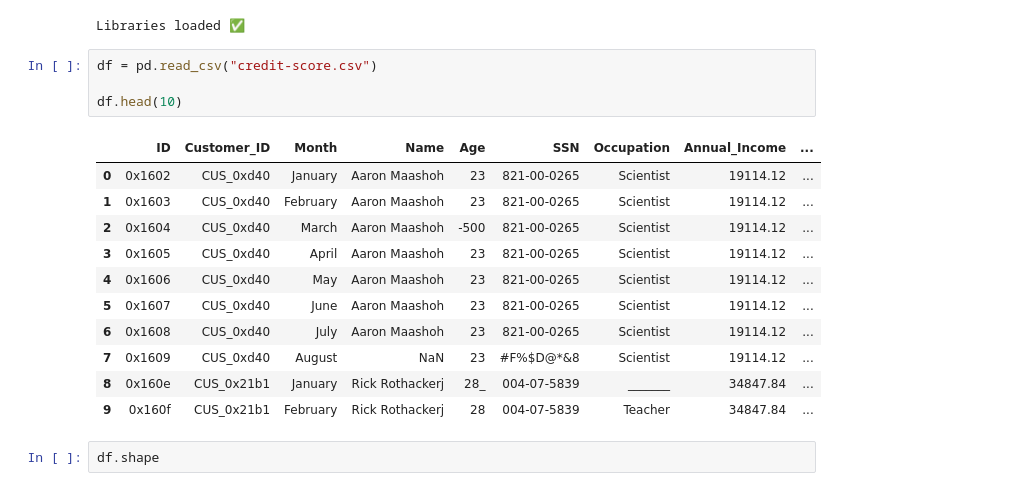
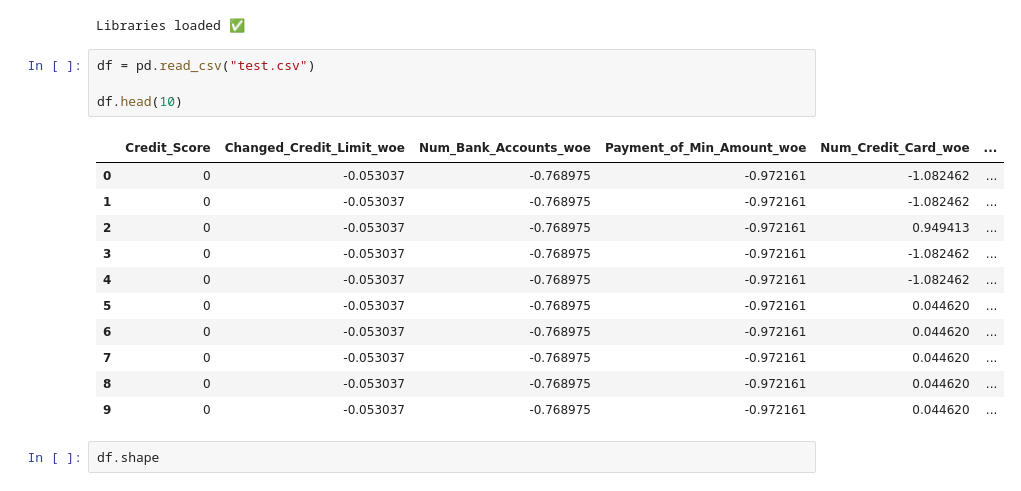
Before and after one commit to adesaputraa12/credit-scoring-Project, a Jupyter notebook: research/Expriement.ipynb, the cells around one changed output. Drawn from its saved outputs; the diff is of its cells as text.

```diff
--- a/research/Expriement.ipynb
+++ b/research/Expriement.ipynb
@@ -16,21 +16,21 @@ print("Libraries loaded ✅")
 # %% [output]
 Libraries loaded ✅
 # %%
-df = pd.read_csv("credit-score.csv")
+df = pd.read_csv("test.csv")
 
 df.head(10)
 # %% [output]
-|  | ID | Customer_ID | Month | Name | Age | SSN | Occupation | Annual_Income | ... |
-| 0 | 0x1602 | CUS_0xd40 | January | Aaron Maashoh | 23 | 821-00-0265 | Scientist | 19114.12 | ... |
-| 1 | 0x1603 | CUS_0xd40 | February | Aaron Maashoh | 23 | 821-00-0265 | Scientist | 19114.12 | ... |
-| 2 | 0x1604 | CUS_0xd40 | March | Aaron Maashoh | -500 | 821-00-0265 | Scientist | 19114.12 | ... |
-| 3 | 0x1605 | CUS_0xd40 | April | Aaron Maashoh | 23 | 821-00-0265 | Scientist | 19114.12 | ... |
-| 4 | 0x1606 | CUS_0xd40 | May | Aaron Maashoh | 23 | 821-00-0265 | Scientist | 19114.12 | ... |
-| 5 | 0x1607 | CUS_0xd40 | June | Aaron Maashoh | 23 | 821-00-0265 | Scientist | 19114.12 | ... |
-| 6 | 0x1608 | CUS_0xd40 | July | Aaron Maashoh | 23 | 821-00-0265 | Scientist | 19114.12 | ... |
-| 7 | 0x1609 | CUS_0xd40 | August | NaN | 23 | #F%$D@*&8 | Scientist | 19114.12 | ... |
-| 8 | 0x160e | CUS_0x21b1 | January | Rick Rothackerj | 28_ | 004-07-5839 | _______ | 34847.84 | ... |
-| 9 | 0x160f | CUS_0x21b1 | February | Rick Rothackerj | 28 | 004-07-5839 | Teacher | 34847.84 | ... |
+|  | Credit_Score | Changed_Credit_Limit_woe | Num_Bank_Accounts_woe | Payment_of_Min_Amount_woe | Num_Credit_Card_woe | ... |
+| 0 | 0 | -0.053037 | -0.768975 | -0.972161 | -1.082462 | ... |
+| 1 | 0 | -0.053037 | -0.768975 | -0.972161 | -1.082462 | ... |
+| 2 | 0 | -0.053037 | -0.768975 | -0.972161 | 0.949413 | ... |
+| 3 | 0 | -0.053037 | -0.768975 | -0.972161 | -1.082462 | ... |
+| 4 | 0 | -0.053037 | -0.768975 | -0.972161 | -1.082462 | ... |
+| 5 | 0 | -0.053037 | -0.768975 | -0.972161 | 0.044620 | ... |
+| 6 | 0 | -0.053037 | -0.768975 | -0.972161 | 0.044620 | ... |
+| 7 | 0 | -0.053037 | -0.768975 | -0.972161 | 0.044620 | ... |
+| 8 | 0 | -0.053037 | -0.768975 | -0.972161 | 0.044620 | ... |
+| 9 | 0 | -0.053037 | -0.768975 | -0.972161 | 0.044620 | ... |
 # %%
 df.shape
 # %% [output]
```
Also changed, not shown: 6 other files.
